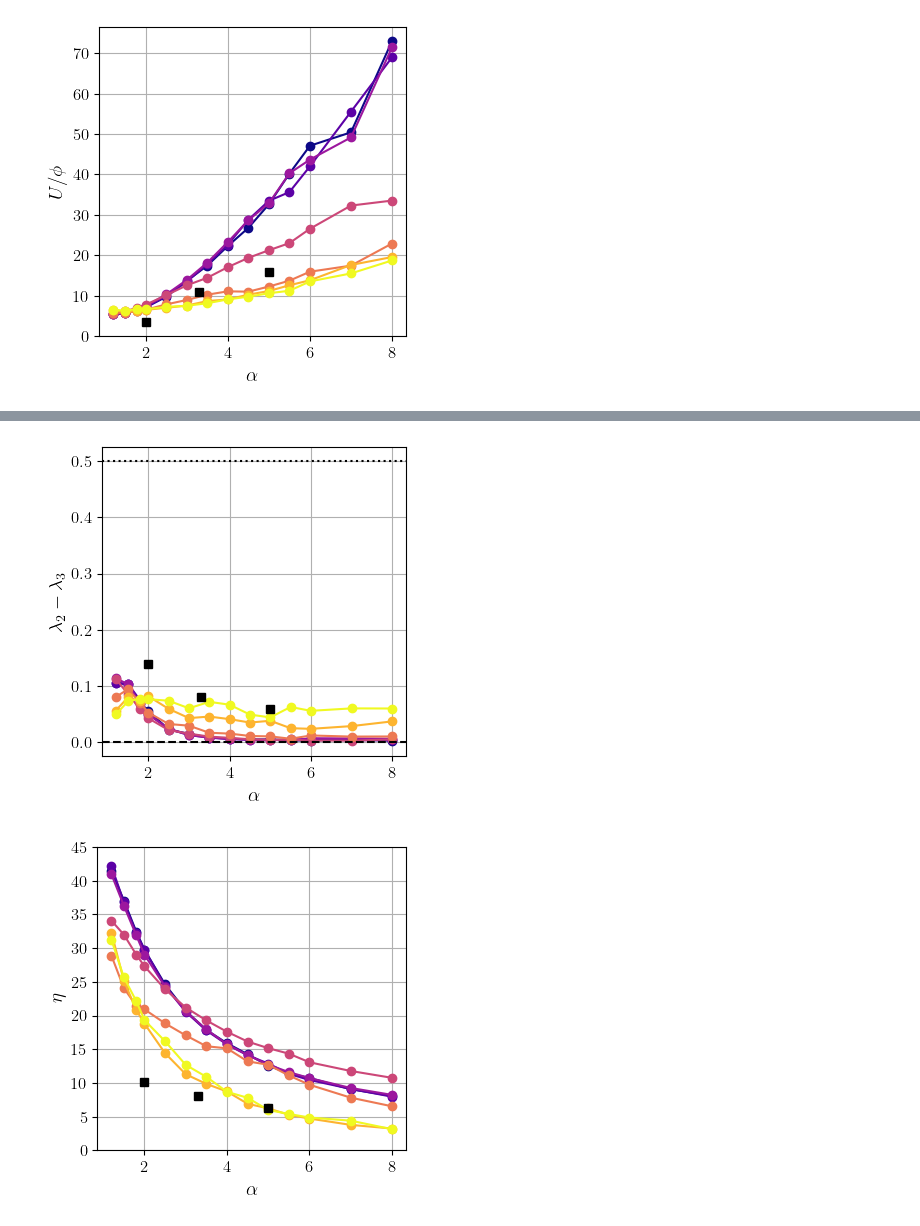
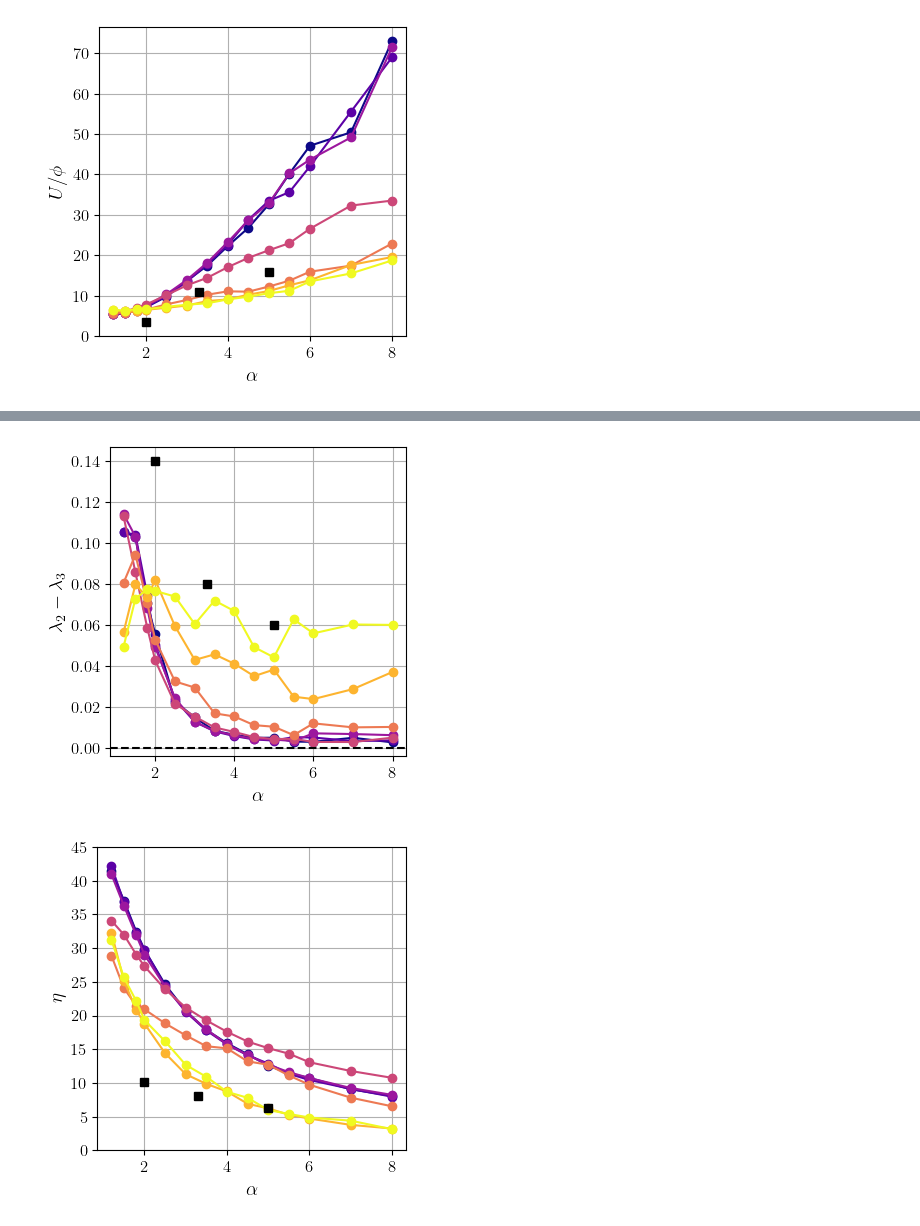
Before and after one commit to JBil8/Data_processing_orientations, a Jupyter notebook: maier_3d.ipynb, the cells around one changed output, grey strips where cells are left out. Drawn from its saved outputs; the diff is of its cells as text; code cells hidden in the pictures.

```diff
--- a/maier_3d.ipynb
+++ b/maier_3d.ipynb
@@ -372,39 +399,0 @@ for i_I, I_val in enumerate(Is):
-# %%
-import matplotlib.pyplot as plt
-
-
-# Color map for different aspect ratios
-cmap = plt.cm.viridis
-num_alphas = len(aspect_ratios)
-colors = [cmap(i / (num_alphas - 1)) for i in range(num_alphas)]
-
-# Plot for each I
-for i_I, I_val in enumerate(Is):
-    plt.figure(figsize=(8, 6))
-
-    for i_alpha, alpha_val in enumerate(aspect_ratios):
-        correction_density = phis[:, i_I, i_alpha] * (1 - 3 / 4 * phis[:, i_I, i_alpha]) / (1 - phis[:, i_I, i_alpha])**2
-        Vp = 4 * np.pi * alpha_val / 3  # particle volume for prolate ellipsoid
-        volume_excluded = -second_coeff_excluded_volume(np.sqrt(1 - 1 / alpha_val**2))
-        scaled_U = [
-            U_fitted[i_cof, i_I, i_alpha] / phis[i_cof, i_I, i_alpha] / alpha_val
-            for i_cof in range(len(cofs))#/ (phis[i_cof, i_I, i_alpha] * Vp)
-        ]
-
-        scaled_U = U_fitted[:, i_I, i_alpha] / (volume_excluded * correction_density)
-
-        plt.loglog(
-            cofs,
-            scaled_U,
-            marker='o',
-            color=colors[i_alpha],
-            label=f"α = {alpha_val:.2f}"
-        )
-
-    plt.xlabel(r'$\mu_p$ (friction coefficient)')
-    plt.ylabel(r'$U / (\phi V_p)$')
-    plt.title(f'Scaled alignment potential vs $\mu_p$ (I = {I_val})')
-    plt.grid(True)
-    plt.legend(title='Aspect ratio α')
-    plt.tight_layout()
-    plt.show()
@@ -432,36 +406,36 @@ biaxiality_data_rods_experiments *= 2/3 # to convert to biaxiality as defined he
 theta_d_rods_experiments = np.array([10.1, 8.0, 6.3])
 # theta_d_rods_experiments = np.deg2rad(theta_d_rods_experiments)  # Convert degrees to radians
 
 cmap = plt.cm.plasma
 for i_I, I_val in enumerate(Is):
     plt.figure(figsize=(4,4))
     colors = [cmap(i / (num_cofs - 1)) for i in range(num_cofs)]
 
     for i_cof, cof_val in enumerate(cofs):
         plt.plot(
             aspect_ratios,
             biaxiality[i_cof, i_I, :],
             label=f"{cof_val}",
             color=colors[i_cof],
             marker='o'
         )
 
     # Plot experimental data
     plt.plot(alphas_rods_experiments, biaxiality_data_rods_experiments, 's', color='black', label='Experiments (rods)')
 
     # plt.title(f"Biaxiality vs α for I = {I_val}")
     plt.xlabel("$\\alpha$")
     plt.ylabel("$\\lambda_2-\\lambda_3$")
     # plt.ylim(-0.0, 0.33)
     plt.axhline(0.0, color='k', linestyle='--', linewidth=1.5, label="Uniaxial limit")
-    plt.axhline(0.5, color='k', linestyle=':', linewidth=1.5, label="Maximum biaxiality")
+    # plt.axhline(0.5, color='k', linestyle=':', linewidth=1.5, label="Maximum biaxiality")
     # plt.legend(title="$\\mu_p =$", bbox_to_anchor=(1.1, 1.0), fontsize=10)
     plt.grid(True)
     plt.tight_layout()
-    plt.savefig(f"biaxiality_vs_alpha_I_{I_val}.png", dpi=300, bbox_inches='tight')
+    # plt.savefig(f"biaxiality_vs_alpha_I_{I_val}.png", dpi=300, bbox_inches='tight')
     plt.show()
 # %% [output]
-[figure, old version]
+[figure, new version]
 # %%
 # print theta_D wrt the paramenters
 for i_I, I_val in enumerate(Is):
```
Also changed, not shown: parts of 19 cells of this notebook, 1 other file.
